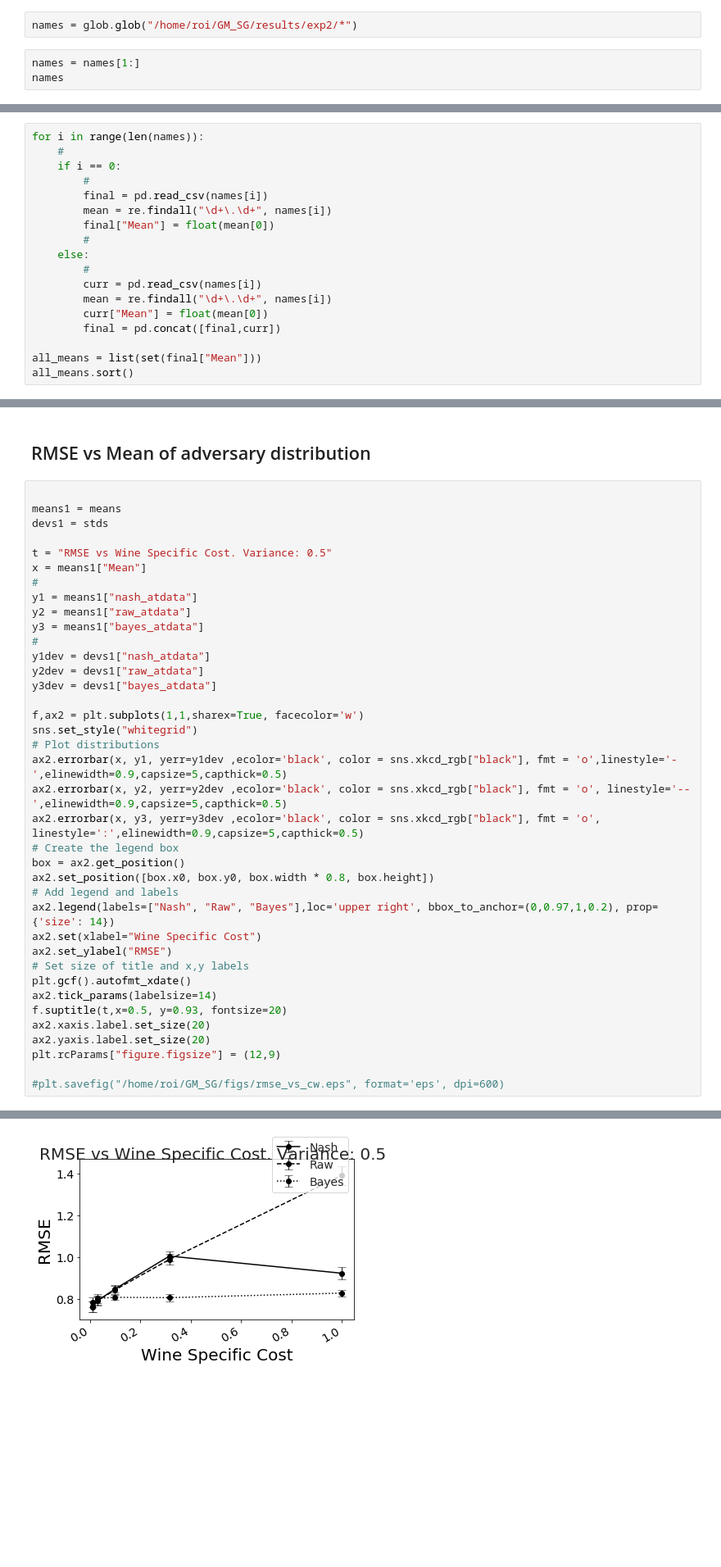
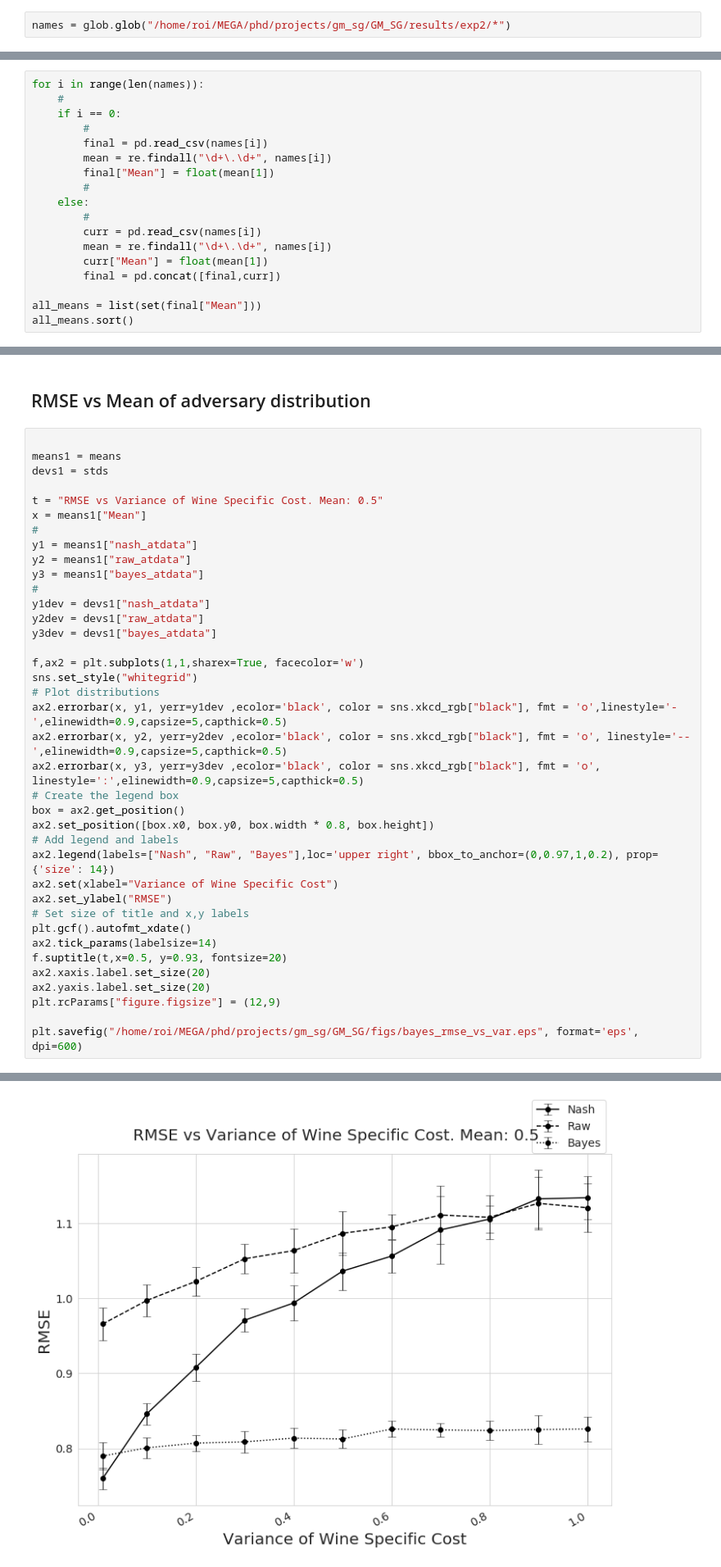
Before and after one commit to roinaveiro/GM_SG, a Jupyter notebook: notebooks/analysis_adv_reg-bayes.ipynb, the cells around one changed output, grey strips where cells are left out. Shown: that part at 82% size. Saved outputs shown, nothing was run; the diff lists cells and outputs as text; blank space fills up the shorter version.

Commit message:
add final results

```diff
--- a/notebooks/analysis_adv_reg-bayes.ipynb
+++ b/notebooks/analysis_adv_reg-bayes.ipynb
@@ -10,7 +10,4 @@ from matplotlib.ticker import ScalarFormatter, FormatStrFormatter
 from matplotlib.font_manager import FontProperties
 #from plotnine import *
 # %%
-names = glob.glob("/home/roi/GM_SG/results/exp2/*")
+names = glob.glob("/home/roi/MEGA/phd/projects/gm_sg/GM_SG/results/exp2/*")
-# %%
-names = names[1:]
-names
@@ -27,13 +32,13 @@ for i in range(len(names)):
         #
         final = pd.read_csv(names[i])
         mean = re.findall("\d+\.\d+", names[i])
-        final["Mean"] = float(mean[0])
+        final["Mean"] = float(mean[1])
         #
     else:
         #
         curr = pd.read_csv(names[i])
         mean = re.findall("\d+\.\d+", names[i])
-        curr["Mean"] = float(mean[0])
+        curr["Mean"] = float(mean[1])
         final = pd.concat([final,curr])
 
 all_means = list(set(final["Mean"]))
@@ -59,7 +74,7 @@ stds
 means1 = means
 devs1 = stds
 
-t = "RMSE vs Wine Specific Cost. Variance: 0.5"
+t = "RMSE vs Variance of Wine Specific Cost. Mean: 0.5"
 x = means1["Mean"]
 #
 y1 = means1["nash_atdata"]
@@ -81,7 +96,7 @@ box = ax2.get_position()
 ax2.set_position([box.x0, box.y0, box.width * 0.8, box.height])
 # Add legend and labels
 ax2.legend(labels=["Nash", "Raw", "Bayes"],loc='upper right', bbox_to_anchor=(0,0.97,1,0.2), prop={'size': 14})
-ax2.set(xlabel="Wine Specific Cost")
+ax2.set(xlabel="Variance of Wine Specific Cost")
 ax2.set_ylabel("RMSE")
 # Set size of title and x,y labels
 plt.gcf().autofmt_xdate()
@@ -91,5 +106,5 @@ ax2.xaxis.label.set_size(20)
 ax2.yaxis.label.set_size(20)
 plt.rcParams["figure.figsize"] = (12,9)
 
-#plt.savefig("/home/roi/GM_SG/figs/rmse_vs_cw.eps", format='eps', dpi=600)
+plt.savefig("/home/roi/MEGA/phd/projects/gm_sg/GM_SG/figs/bayes_rmse_vs_var.eps", format='eps', dpi=600)
 # %% [output]
@@ -96,4 +113,4 @@ plt.rcParams["figure.figsize"] = (12,9)
-[figure, old version]
+[figure, new version]
 # %% [markdown]
 # Time histogram
 # %%
```
Also changed, not shown: parts of 5 cells of this notebook, 4 other files.
